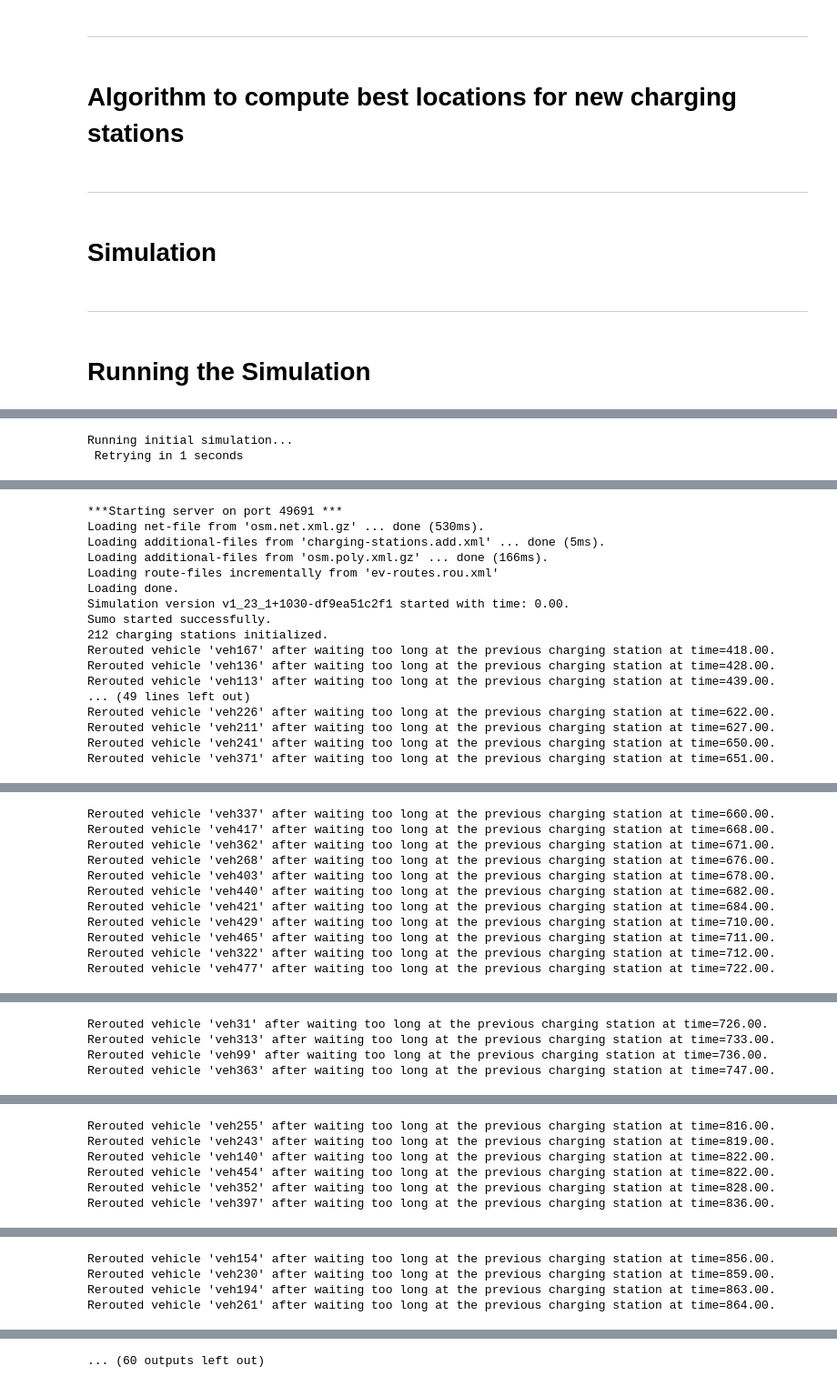
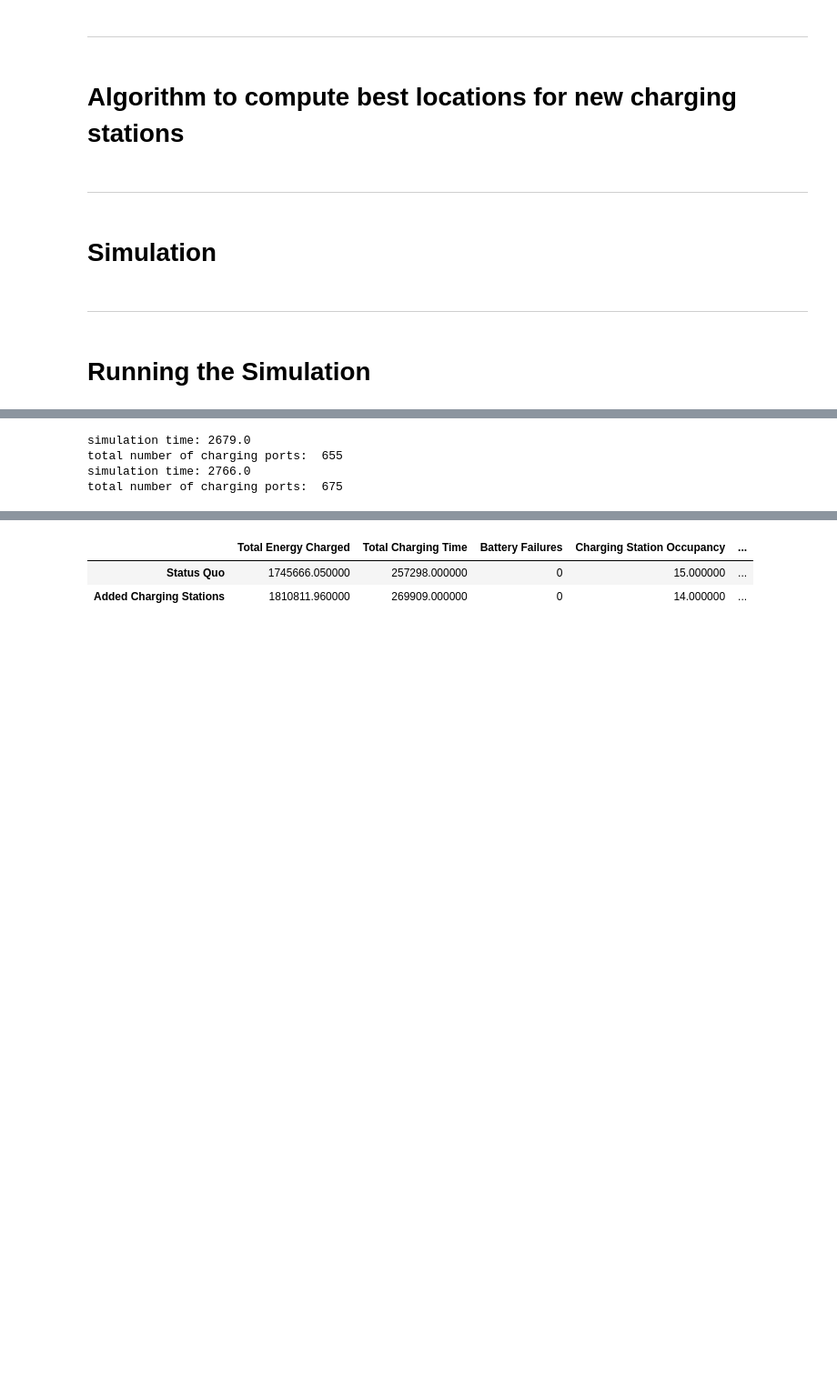
Before and after one commit to valentinennser/sumo-simulation, a Jupyter notebook: simulation.ipynb, the cells around one changed output, grey strips where cells are left out. Shown at 91% size. Drawn from its saved outputs; the diff is of its cells as text; code cells hidden in the pictures; blank space fills up the shorter version.

```diff
--- a/simulation.ipynb
+++ b/simulation.ipynb
@@ -147,7 +147,7 @@ def find_total_number_of_charging_ports(file_path):
 
     return total_spaces
 
-def calculate_charging_station_occupancy(charging_time, simluation_time, file_path):
+def calculate_charging_station_occupancy(charging_time, simulation_time, file_path):
     """
     Calculate the occupancy of a charging station based on the total charging time,
     number of charging points, and total simulation time.
@@ -158,10 +158,16 @@ def calculate_charging_station_occupancy(charging_time, simluation_time, file_pa
     :return: Occupancy rate as a percentage
     """
 
-    if simluation_time == 0:
+    if simulation_time == 0:
         return 0.0
 
-    occupancy = round((charging_time / (find_total_number_of_charging_ports(file_path) * simluation_time)),2) * 100
+    if find_total_number_of_charging_ports(file_path) == None:
+        return -1
+
+    print("simulation time:", simulation_time)
+    print("total number of charging ports: ", find_total_number_of_charging_ports(file_path))
+
+    occupancy = round((charging_time / (find_total_number_of_charging_ports(file_path) * simulation_time)),2) * 100
     return occupancy
 
 def extract_waiting_time(file_path):
@@ -272,7 +278,7 @@ def calculate_trip_completion_rate(file_path):
 
     return round(defined_routes/completed_routes,2)*100
 
-def compute_metrics(type, file_path="charging-stations.add.xml"):
+def compute_metrics(type, file_path):
     """
     Compute various metrics from the simulation data.
 
@@ -286,7 +292,7 @@ def compute_metrics(type, file_path="charging-stations.add.xml"):
         charging_data = 'chargingstations.xml'
         trip_output = 'trip-output.xml'
         statistic_output = 'statistic-output.xml'
-        parking_data = file_path
+        parking_data = 'charging-stations.add.xml'
     else:
         charging_data = 'chargingstations-added.xml'
         trip_output = 'trip-output-added.xml'
@@ -612,6 +682,7 @@ def run_simulation_and_optimization(optimize = False):
 # %%
-metrics_begin, metrics_end = run_simulation_and_optimization()
-compare_metrics("charging-stations-ef7da9.add.xml")
+compare_metrics("charging-stations-bcd1fd.add.xml")
 # %% [output]
-Running initial simulation...
- Retrying in 1 seconds
+simulation time: 2679.0
+total number of charging ports:  655
+simulation time: 2766.0
+total number of charging ports:  675
@@ -620,17 +688,0 @@ Warning: Environment variable SUMO_HOME is not set properly, disabling XML valid
-***Starting server on port 49691 ***
-Loading net-file from 'osm.net.xml.gz' ... done (530ms).
-Loading additional-files from 'charging-stations.add.xml' ... done (5ms).
-Loading additional-files from 'osm.poly.xml.gz' ... done (166ms).
-Loading route-files incrementally from 'ev-routes.rou.xml'
-Loading done.
-Simulation version v1_23_1+1030-df9ea51c2f1 started with time: 0.00.
-Sumo started successfully.
-212 charging stations initialized.
-Rerouted vehicle 'veh167' after waiting too long at the previous charging station at time=418.00.
-Rerouted vehicle 'veh136' after waiting too long at the previous charging station at time=428.00.
-Rerouted vehicle 'veh113' after waiting too long at the previous charging station at time=439.00.
-... (49 lines left out)
-Rerouted vehicle 'veh226' after waiting too long at the previous charging station at time=622.00.
-Rerouted vehicle 'veh211' after waiting too long at the previous charging station at time=627.00.
-Rerouted vehicle 'veh241' after waiting too long at the previous charging station at time=650.00.
-Rerouted vehicle 'veh371' after waiting too long at the previous charging station at time=651.00.
@@ -638,11 +688,0 @@ Warning: Teleporting vehicle 'veh430'; waited too long (yield), lane='11976502#2
-Rerouted vehicle 'veh337' after waiting too long at the previous charging station at time=660.00.
-Rerouted vehicle 'veh417' after waiting too long at the previous charging station at time=668.00.
-Rerouted vehicle 'veh362' after waiting too long at the previous charging station at time=671.00.
-Rerouted vehicle 'veh268' after waiting too long at the previous charging station at time=676.00.
-Rerouted vehicle 'veh403' after waiting too long at the previous charging station at time=678.00.
-Rerouted vehicle 'veh440' after waiting too long at the previous charging station at time=682.00.
-Rerouted vehicle 'veh421' after waiting too long at the previous charging station at time=684.00.
-Rerouted vehicle 'veh429' after waiting too long at the previous charging station at time=710.00.
-Rerouted vehicle 'veh465' after waiting too long at the previous charging station at time=711.00.
-Rerouted vehicle 'veh322' after waiting too long at the previous charging station at time=712.00.
-Rerouted vehicle 'veh477' after waiting too long at the previous charging station at time=722.00.
@@ -651,4 +688,0 @@ Warning: Vehicle 'veh104' ends teleporting on edge '-34910071#1', time=725.00.
-Rerouted vehicle 'veh31' after waiting too long at the previous charging station at time=726.00.
-Rerouted vehicle 'veh313' after waiting too long at the previous charging station at time=733.00.
-Rerouted vehicle 'veh99' after waiting too long at the previous charging station at time=736.00.
-Rerouted vehicle 'veh363' after waiting too long at the previous charging station at time=747.00.
@@ -657,6 +688,0 @@ Warning: Vehicle 'veh59' ends teleporting on edge '1275252020#0', time=762.00.
-Rerouted vehicle 'veh255' after waiting too long at the previous charging station at time=816.00.
-Rerouted vehicle 'veh243' after waiting too long at the previous charging station at time=819.00.
-Rerouted vehicle 'veh140' after waiting too long at the previous charging station at time=822.00.
-Rerouted vehicle 'veh454' after waiting too long at the previous charging station at time=822.00.
-Rerouted vehicle 'veh352' after waiting too long at the previous charging station at time=828.00.
-Rerouted vehicle 'veh397' after waiting too long at the previous charging station at time=836.00.
@@ -666,4 +688,0 @@ Warning: Vehicle 'veh430' ends teleporting on edge '146683488#7', time=848.00.
-Rerouted vehicle 'veh154' after waiting too long at the previous charging station at time=856.00.
-Rerouted vehicle 'veh230' after waiting too long at the previous charging station at time=859.00.
-Rerouted vehicle 'veh194' after waiting too long at the previous charging station at time=863.00.
-Rerouted vehicle 'veh261' after waiting too long at the previous charging station at time=864.00.
@@ -671 +689,3 @@ Warning: Teleporting vehicle 'veh341'; waited too long (yield), lane=':378701_1_
-... (60 outputs left out)
+|  | Total Energy Charged | Total Charging Time | Battery Failures | Charging Station Occupancy | ... |
+| Status Quo | 1745666.050000 | 257298.000000 | 0 | 15.000000 | ... |
+| Added Charging Stations | 1810811.960000 | 269909.000000 | 0 | 14.000000 | ... |
```
Also changed, not shown: parts of 5 cells of this notebook, 17 other files.
